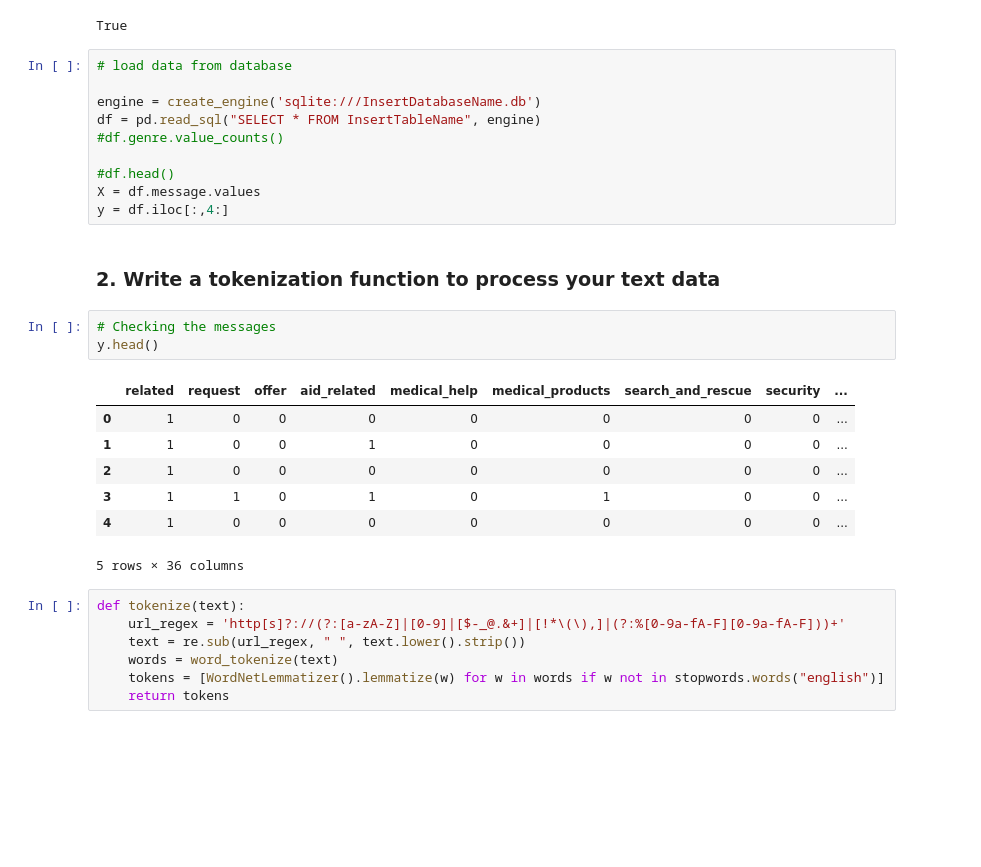
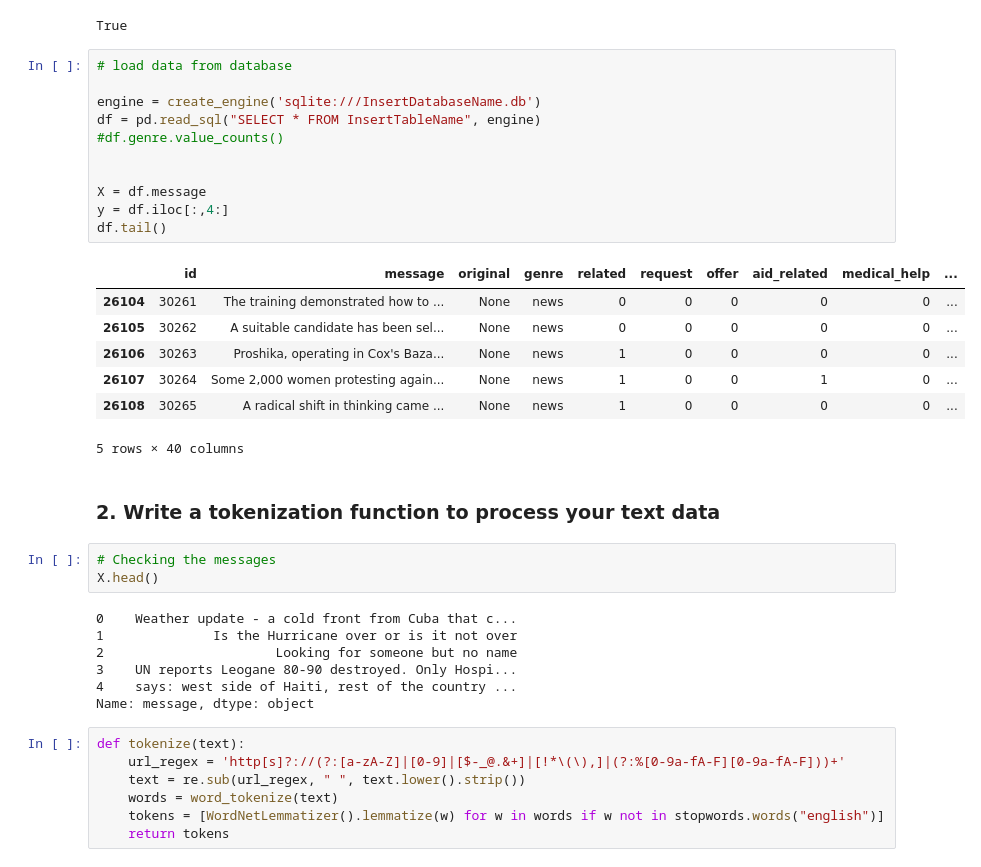
Before and after one commit to kumarrajangopa/Disaster_Response_Pipeline_Project, a Jupyter notebook: Notebooks/ML Pipeline Preparation.ipynb, the cells around one changed output. Saved outputs shown, nothing was run; the diff lists cells and outputs as text; blank space fills up the shorter version.

```diff
--- a/Notebooks/ML Pipeline Preparation.ipynb
+++ b/Notebooks/ML Pipeline Preparation.ipynb
@@ -46,26 +46,34 @@ True
 # %%
 # load data from database
 
 engine = create_engine('sqlite:///InsertDatabaseName.db')
 df = pd.read_sql("SELECT * FROM InsertTableName", engine)
 #df.genre.value_counts()
 
-#df.head()
-X = df.message.values
+
+X = df.message
 y = df.iloc[:,4:]
+df.tail()
+# %% [output]
+|  | id | message | original | genre | related | request | offer | aid_related | medical_help | ... |
+| 26104 | 30261 | The training demonstrated how to ... | None | news | 0 | 0 | 0 | 0 | 0 | ... |
+| 26105 | 30262 | A suitable candidate has been sel... | None | news | 0 | 0 | 0 | 0 | 0 | ... |
+| 26106 | 30263 | Proshika, operating in Cox's Baza... | None | news | 1 | 0 | 0 | 0 | 0 | ... |
+| 26107 | 30264 | Some 2,000 women protesting again... | None | news | 1 | 0 | 0 | 1 | 0 | ... |
+| 26108 | 30265 | A radical shift in thinking came ... | None | news | 1 | 0 | 0 | 0 | 0 | ... |
+5 rows × 40 columns
 # %% [markdown]
 ### 2. Write a tokenization function to process your text data
 # %%
 # Checking the messages
-y.head()
+X.head()
 # %% [output]
-|  | related | request | offer | aid_related | medical_help | medical_products | search_and_rescue | security | ... |
-| 0 | 1 | 0 | 0 | 0 | 0 | 0 | 0 | 0 | ... |
-| 1 | 1 | 0 | 0 | 1 | 0 | 0 | 0 | 0 | ... |
-| 2 | 1 | 0 | 0 | 0 | 0 | 0 | 0 | 0 | ... |
-| 3 | 1 | 1 | 0 | 1 | 0 | 1 | 0 | 0 | ... |
-| 4 | 1 | 0 | 0 | 0 | 0 | 0 | 0 | 0 | ... |
-5 rows × 36 columns
+0    Weather update - a cold front from Cuba that c...
+1              Is the Hurricane over or is it not over
+2                      Looking for someone but no name
+3    UN reports Leogane 80-90 destroyed. Only Hospi...
+4    says: west side of Haiti, rest of the country ...
+Name: message, dtype: object
 # %%
 def tokenize(text):
     url_regex = 'http[s]?://(?:[a-zA-Z]|[0-9]|[$-_@.&+]|[!*\(\),]|(?:%[0-9a-fA-F][0-9a-fA-F]))+'
```
Also changed, not shown: parts of 8 cells of this notebook, 4 other files.
